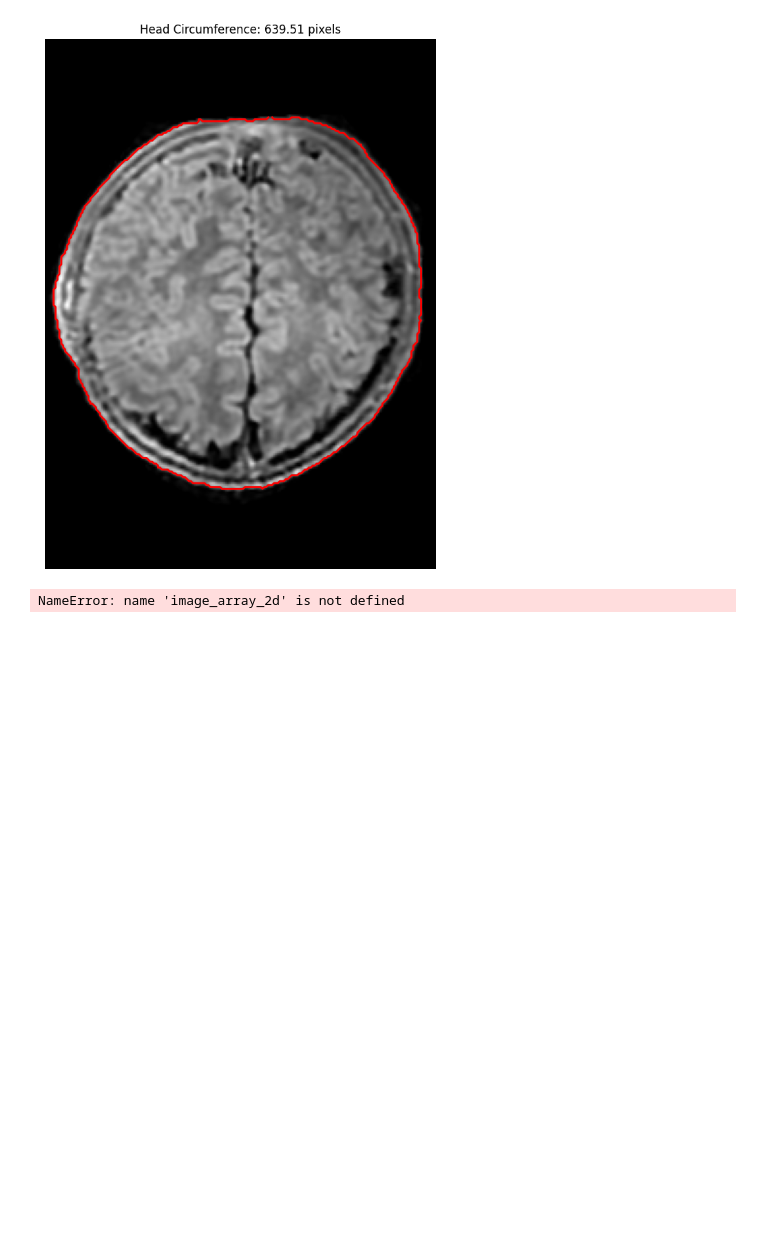
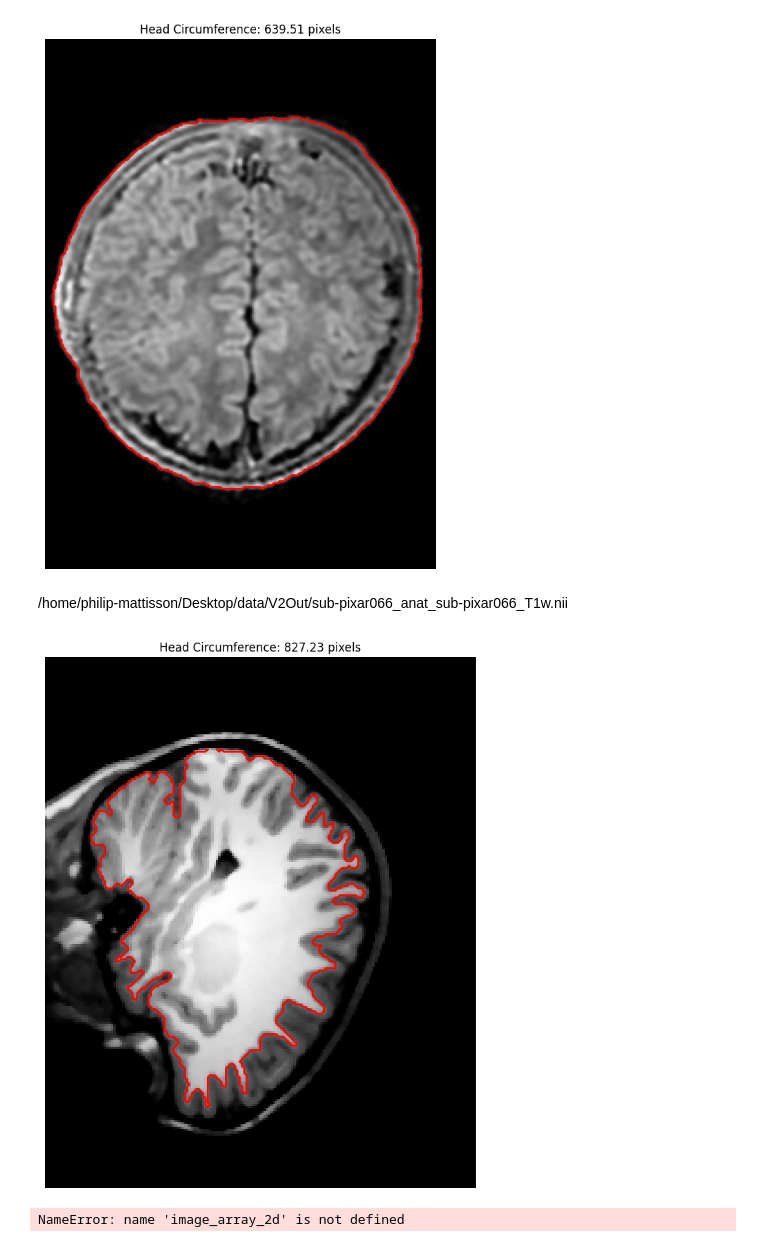
Before and after one commit to phmattisson/MRI2circ, a Jupyter notebook: notebook/demo_notebook.ipynb, the cells around one changed output. Cells and saved outputs as stored; diff of their text form; code cells hidden in the pictures; blank space fills up the shorter version.

```diff
--- a/notebook/demo_notebook.ipynb
+++ b/notebook/demo_notebook.ipynb
@@ -463,6 +462,12 @@ def process_and_visualize(image_path, slice_num):
 result = process_and_visualize(new_path_to+"/registered.nii.gz", slice_label)
 # %% [output]
 [figure]
+# %% [markdown]
+/home/philip-mattisson/Desktop/data/V2Out/sub-pixar066_anat_sub-pixar066_T1w.nii
+# %%
+result = process_and_visualize("/home/philip-mattisson/Desktop/data/V2Out/sub-pixar066_anat_sub-pixar066_T1w.nii/registered_enhanced.nii.gz", 70)
+# %% [output]
+[figure, added]
 # %%
 import math
 # %%
```
Also changed, not shown: parts of 8 cells of this notebook, 14 other files.
